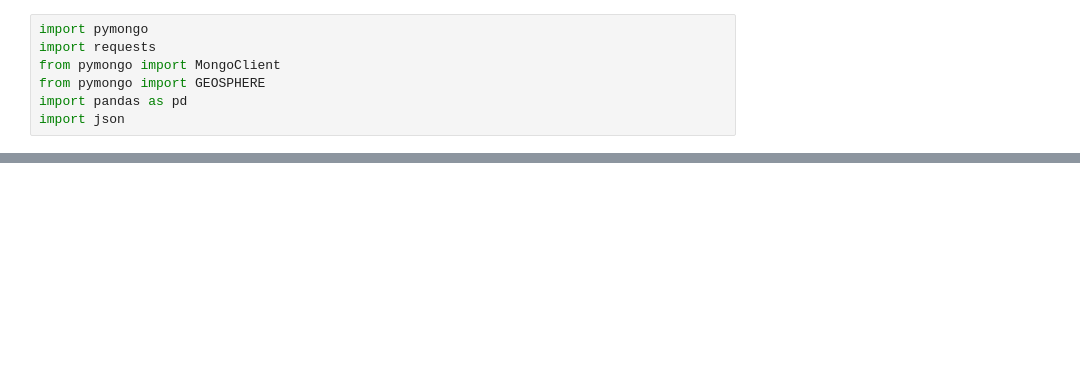
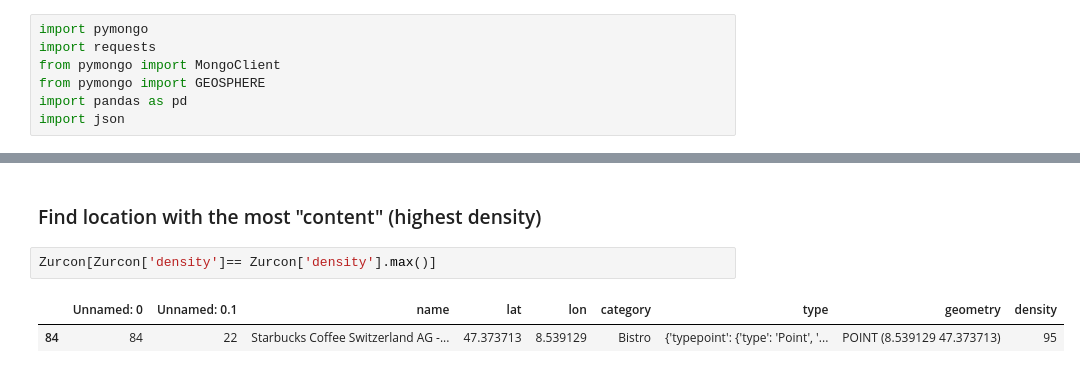
Before and after one commit to casoncalvet/Project_3, a Jupyter notebook: code/my-code.ipynb, the cells around one changed output, grey strips where cells are left out. Drawn from its saved outputs; the diff is of its cells as text; blank space fills up the shorter version.

```diff
--- a/code/my-code.ipynb
+++ b/code/my-code.ipynb
@@ -609,0 +688,7 @@ GroomSing
+# %% [markdown]
+### Find location with the most "content" (highest density)
+# %%
+Zurcon[Zurcon['density']== Zurcon['density'].max()]
+# %% [output]
+|  | Unnamed: 0 | Unnamed: 0.1 | name | lat | lon | category | type | geometry | density |
+| 84 | 84 | 22 | Starbucks Coffee Switzerland AG -... | 47.373713 | 8.539129 | Bistro | {'typepoint': {'type': 'Point', '... | POINT (8.539129 47.373713) | 95 |
```
Also changed, not shown: parts of 122 cells of this notebook, 41 other files.
